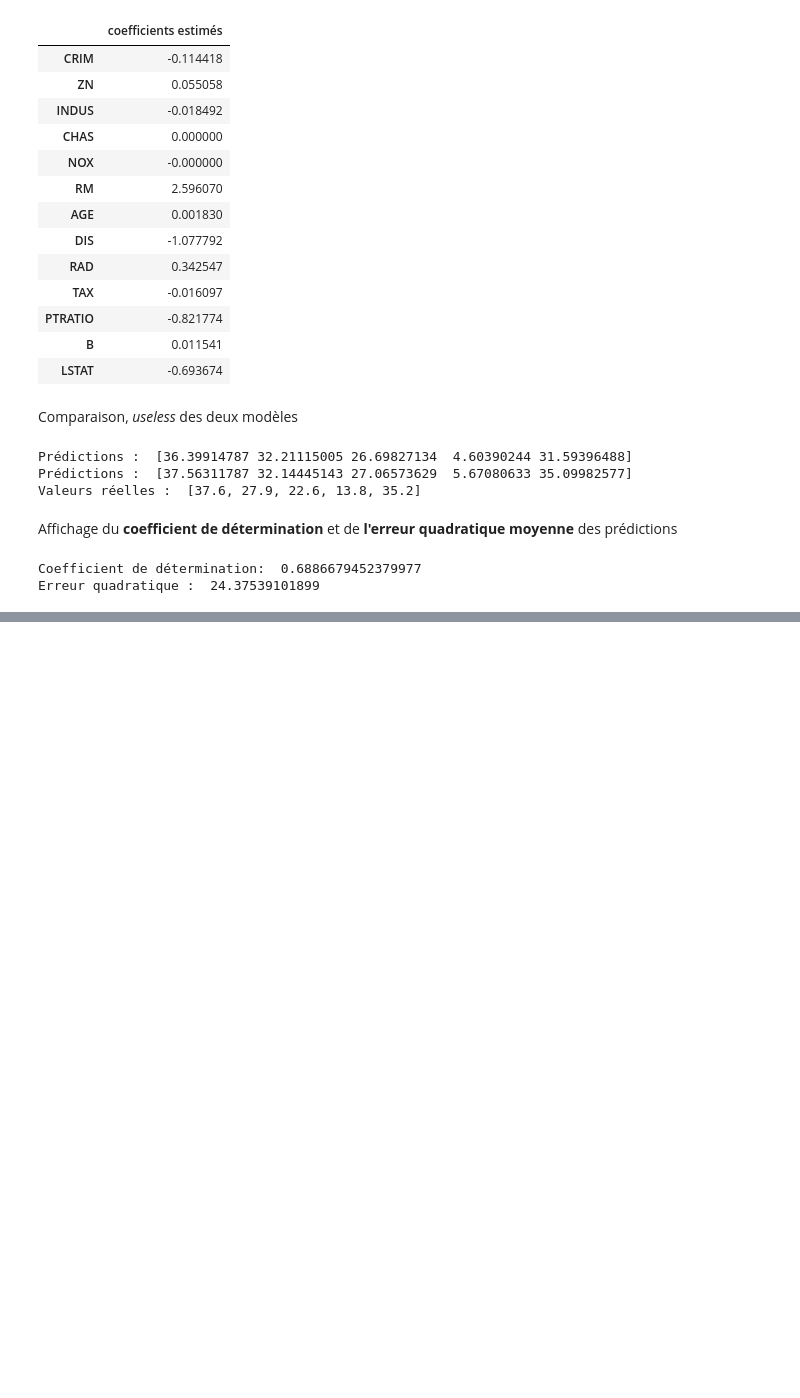
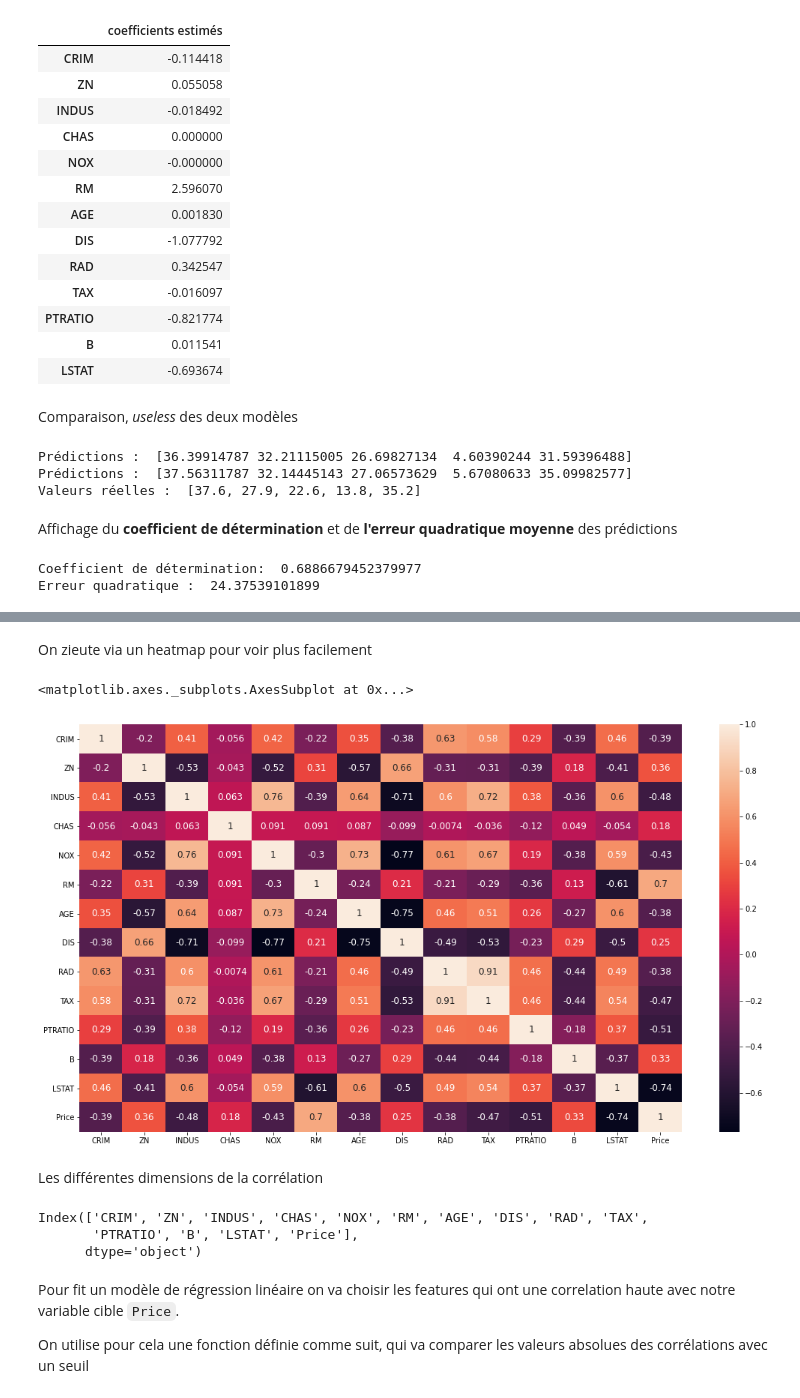
Before and after one commit to federicoding/TrainingGeneral, a Jupyter notebook: Regression_rapide.ipynb, the cells around one changed output, grey strips where cells are left out. Drawn from its saved outputs; the diff is of its cells as text; code cells hidden in the pictures; blank space fills up the shorter version.

```diff
--- a/Regression_rapide.ipynb
+++ b/Regression_rapide.ipynb
@@ -183,0 +215,3 @@ Erreur quadratique :  24.37539101899
+# %%
+corrdat = housing.corr()
+corrdat
@@ -183,0 +234,20 @@ Erreur quadratique :  24.37539101899
+# %% [markdown]
+On zieute via un heatmap pour voir plus facilement
+# %%
+fig, ax = plt.subplots(figsize = (18,10))
+sns.heatmap(corrdat, annot= True, annot_kws= {'size':12})
+# %% [output]
+<matplotlib.axes._subplots.AxesSubplot at 0x...>
+[figure, added]
+# %% [markdown]
+Les différentes dimensions de la corrélation
+# %%
+corrdat.index
+# %% [output]
+Index(['CRIM', 'ZN', 'INDUS', 'CHAS', 'NOX', 'RM', 'AGE', 'DIS', 'RAD', 'TAX',
+       'PTRATIO', 'B', 'LSTAT', 'Price'],
+      dtype='object')
+# %% [markdown]
+Pour fit un modèle de régression linéaire on va choisir les features qui ont une correlation haute avec notre variable cible `Price`.
+
+On utilise pour cela une fonction définie comme suit, qui va comparer les valeurs absolues des corrélations avec un seuil
```
Also changed, not shown: parts of 20 cells of this notebook.
